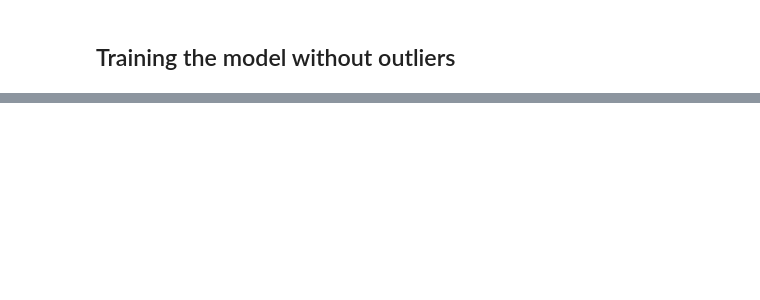
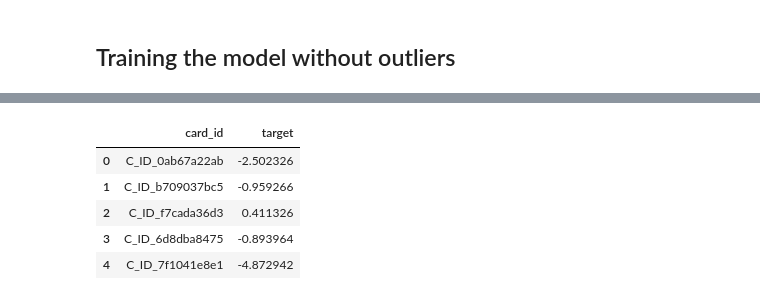
Before and after one commit to cgaoumd/Kaggle--Elo_Loyalty_Score, a Jupyter notebook: ML_Outlier_ELO.ipynb, the cells around one changed output, grey strips where cells are left out. Cells and saved outputs as stored; diff of their text form; code cells hidden in the pictures; blank space fills up the shorter version.

```diff
--- a/ML_Outlier_ELO.ipynb
+++ b/ML_Outlier_ELO.ipynb
@@ -124,0 +308,15 @@ print("CV score: {:<8.5f}".format(mean_squared_error(oof, target)**0.5))
+# %%
+# In case missing some predictable outlier, we choose top 25000 with highest outliers likelyhood.
+outlier_id = pd.DataFrame(df_outlier_prob.sort_values(by='target',ascending = False).head(25000)['card_id'])
+# %%
+best_submission = pd.read_csv('../3.695.csv')
+# %%
+most_likely_liers = best_submission.merge(outlier_id,how='right')
+most_likely_liers.head()
+# %% [output]
+|  | card_id | target |
+| 0 | C_ID_0ab67a22ab | -2.502326 |
+| 1 | C_ID_b709037bc5 | -0.959266 |
+| 2 | C_ID_f7cada36d3 | 0.411326 |
+| 3 | C_ID_6d8dba8475 | -0.893964 |
+| 4 | C_ID_7f1041e8e1 | -4.872942 |
```
Also changed, not shown: parts of 23 cells of this notebook, 1 other file.
